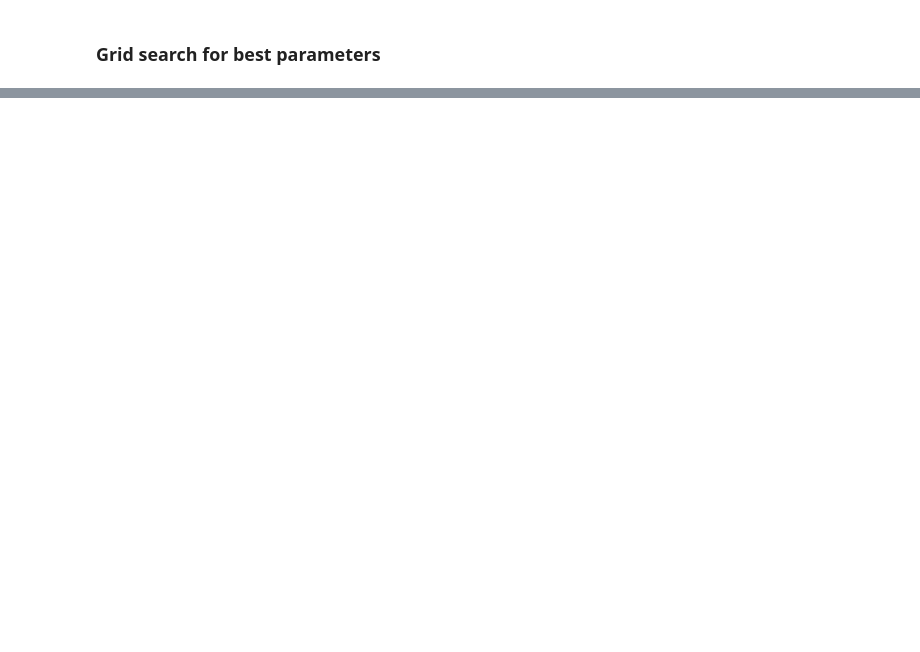
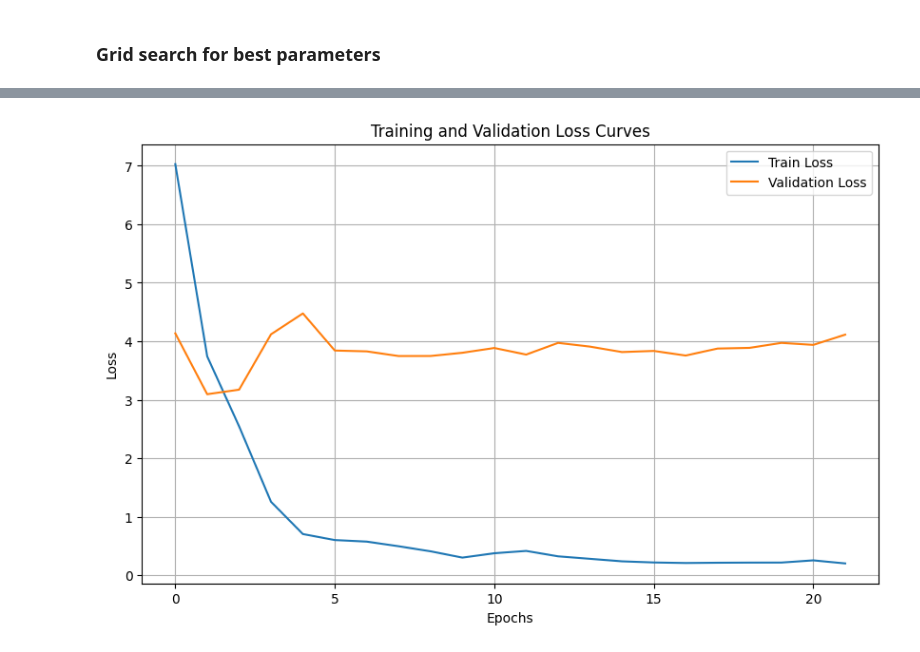
Before and after one commit to giorgiaBertacchini/miRNA_survival_analysis, a Jupyter notebook: notebooks/mlp.ipynb, the cells around one changed output, grey strips where cells are left out. Drawn from its saved outputs; the diff is of its cells as text; code cells hidden in the pictures; blank space fills up the shorter version.

```diff
--- a/notebooks/mlp.ipynb
+++ b/notebooks/mlp.ipynb
@@ -91,7 +90,10 @@ scaled_X = pd.DataFrame(scaler.fit_transform(X), columns=X.columns)
+# %%
+y_log = np.log10(y["days"] + 1e-6)
 # %% [markdown]
 ## Data splitting
 # %%
 from sklearn.model_selection import train_test_split
 
 X_train, X_test, y_train, y_test = train_test_split(scaled_X, y, test_size=0.2)
+X_train_log, X_test_log, y_train_log, y_test_log = train_test_split(scaled_X, y_log, test_size=0.2)
 #X_train, X_test, y_train, y_test = train_test_split(scaled_X, y, test_size=0.2, stratify=X['age_at_initial_pathologic_diagnosis'])
@@ -523,0 +489,18 @@ plt.show()
+# %%
+rs_log = RandomizedSearchCV(
+    net,
+    params,
+    n_iter=40,
+    refit=True,
+    cv=kfold, # cross-validation folds
+    scoring=cindex, # If MSE Loss, comment this line
+    verbose=1,
+    n_jobs=1,
+    random_state=SEED
+)
+
+rs_log.fit(X_mlp_log, y_mlp_log.reshape(-1))
+
+best_model_log = rs_log.best_estimator_
+print("Best hyperparameters:", rs_log.best_params_)
+print("Best C-index:", rs_log.best_score_)
@@ -534,0 +550,4 @@ Test MAE: 603.23 | R2: -0.24
+# %%
+plot_losses_grid(best_model_log)
+# %% [output]
+[figure, added]
```
Also changed, not shown: parts of 49 cells of this notebook.
